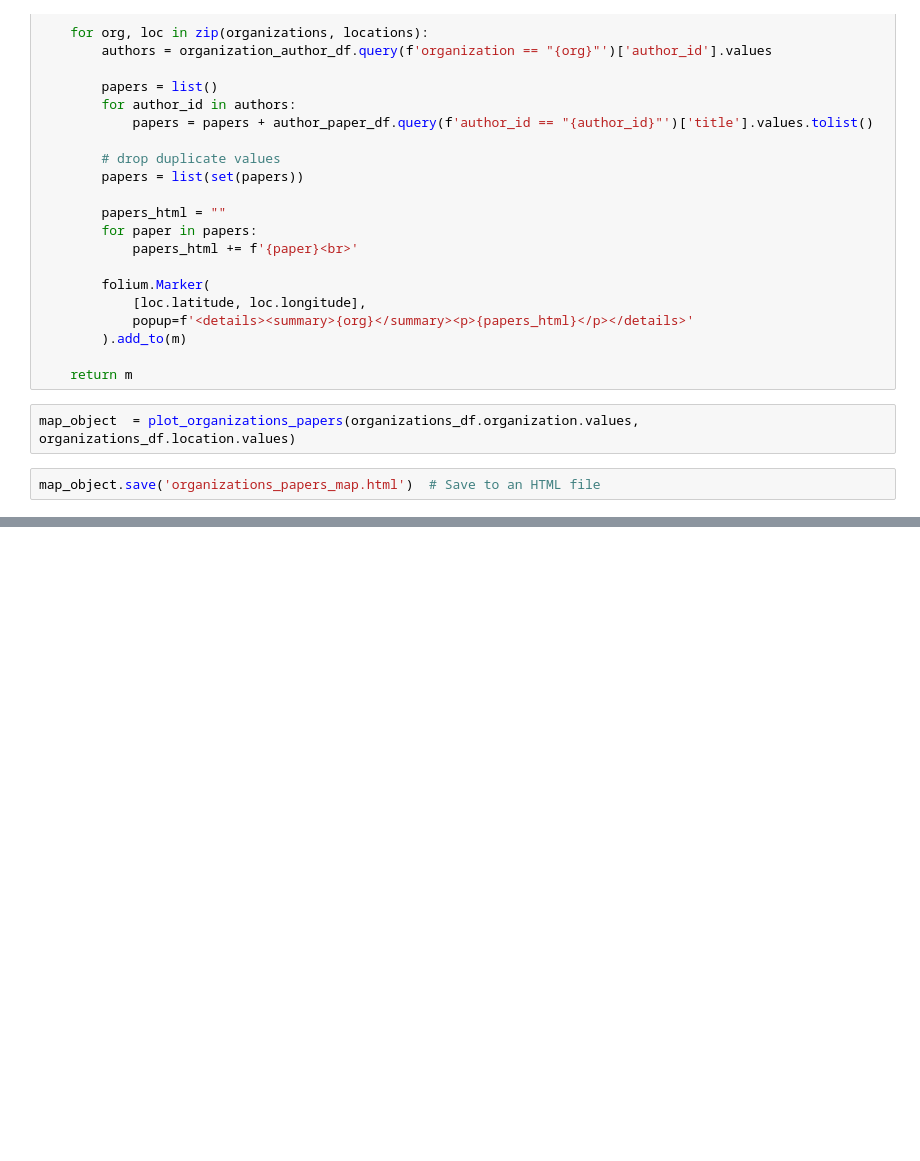
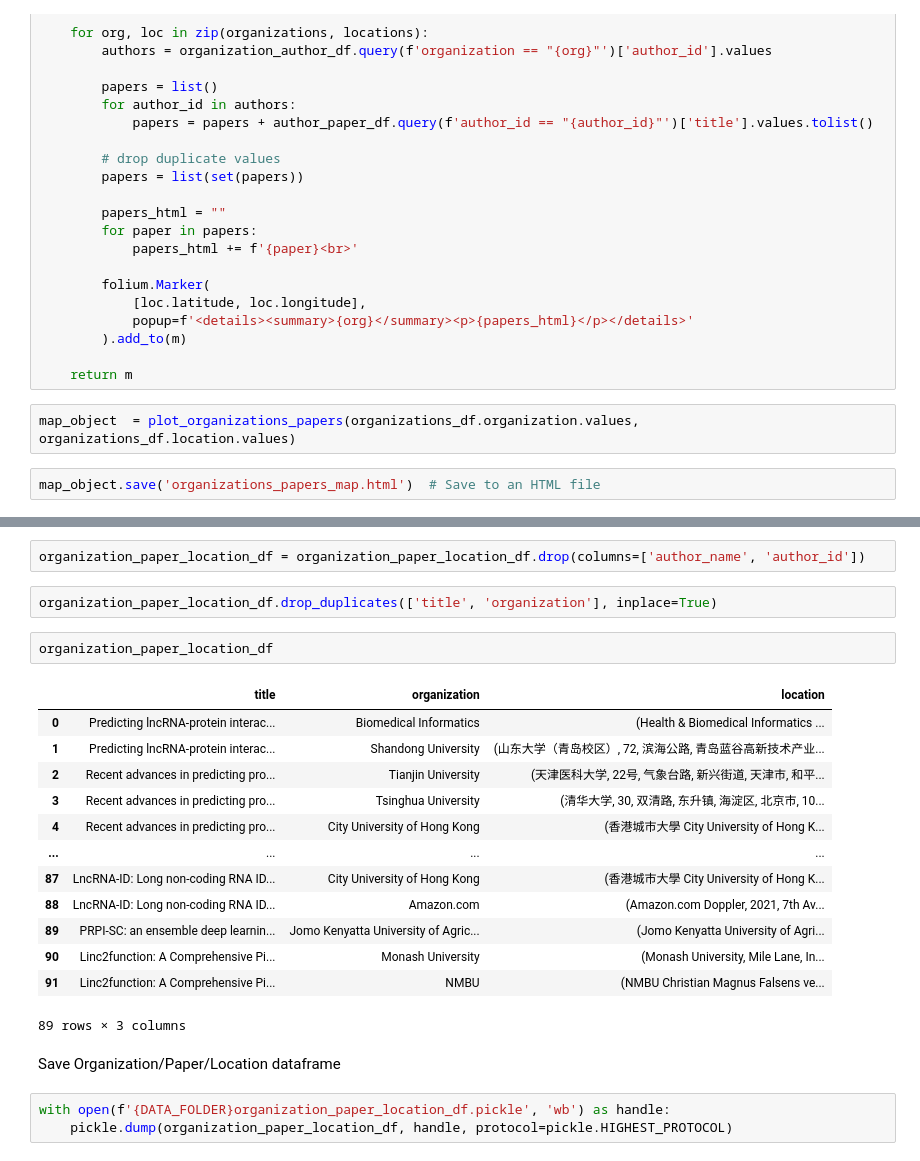
Before and after one commit to seyedrezamirkhani/ml-lncRNA, a Jupyter notebook: src/notebooks/05-plot-locations.ipynb, the cells around one changed output, grey strips where cells are left out. Drawn from its saved outputs; the diff is of its cells as text; blank space fills up the shorter version.

```diff
--- a/src/notebooks/05-plot-locations.ipynb
+++ b/src/notebooks/05-plot-locations.ipynb
@@ -317,0 +367,25 @@ map_object.save('organizations_papers_map.html')  # Save to an HTML file
+# %%
+organization_paper_location_df = organization_paper_location_df.drop(columns=['author_name', 'author_id'])
+# %%
+organization_paper_location_df.drop_duplicates(['title', 'organization'], inplace=True)
+# %%
+organization_paper_location_df
+# %% [output]
+|  | title | organization | location |
+| 0 | Predicting lncRNA-protein interac... | Biomedical Informatics | (Health & Biomedical Informatics ... |
+| 1 | Predicting lncRNA-protein interac... | Shandong University | (山东大学（青岛校区）, 72, 滨海公路, 青岛蓝谷高新技术产业... |
+| 2 | Recent advances in predicting pro... | Tianjin University | (天津医科大学, 22号, 气象台路, 新兴街道, 天津市, 和平... |
+| 3 | Recent advances in predicting pro... | Tsinghua University | (清华大学, 30, 双清路, 东升镇, 海淀区, 北京市, 10... |
+| 4 | Recent advances in predicting pro... | City University of Hong Kong | (香港城市大學 City University of Hong K... |
+| ... | ... | ... | ... |
+| 87 | LncRNA-ID: Long non-coding RNA ID... | City University of Hong Kong | (香港城市大學 City University of Hong K... |
+| 88 | LncRNA-ID: Long non-coding RNA ID... | Amazon.com | (Amazon.com Doppler, 2021, 7th Av... |
+| 89 | PRPI-SC: an ensemble deep learnin... | Jomo Kenyatta University of Agric... | (Jomo Kenyatta University of Agri... |
+| 90 | Linc2function: A Comprehensive Pi... | Monash University | (Monash University, Mile Lane, In... |
+| 91 | Linc2function: A Comprehensive Pi... | NMBU | (NMBU Christian Magnus Falsens ve... |
+89 rows × 3 columns
+# %% [markdown]
+Save Organization/Paper/Location dataframe
+# %%
+with open(f'{DATA_FOLDER}organization_paper_location_df.pickle', 'wb') as handle:
+    pickle.dump(organization_paper_location_df, handle, protocol=pickle.HIGHEST_PROTOCOL)
```
Also changed, not shown: parts of 8 cells of this notebook.
